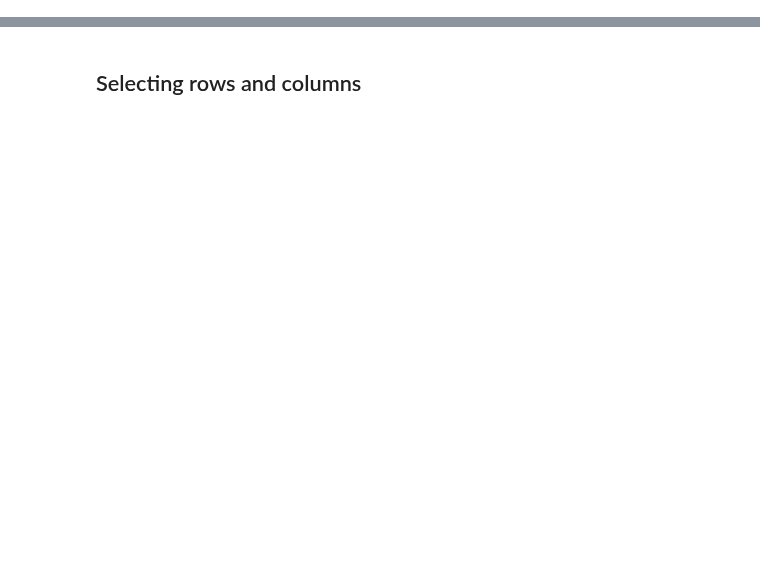
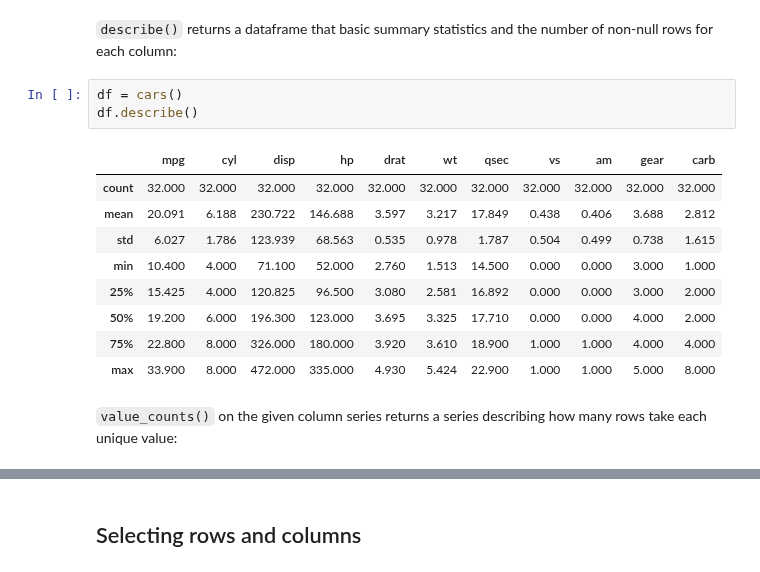
Before and after one commit to jaroslawr/jupyter-notebooks, a Jupyter notebook: libs/lib_pandas/lib_pandas.ipynb, the cells around one changed output, grey strips where cells are left out. Cells and saved outputs as stored; diff of their text form; blank space fills up the shorter version.

```diff
--- a/libs/lib_pandas/lib_pandas.ipynb
+++ b/libs/lib_pandas/lib_pandas.ipynb
@@ -97,0 +134,17 @@ A dataframe is a collection of series and it has two indexes: a row index, mappi
+# %% [markdown]
+`describe()` returns a dataframe that basic summary statistics and the number of non-null rows for each column:
+# %%
+df = cars()
+df.describe()
+# %% [output]
+|  | mpg | cyl | disp | hp | drat | wt | qsec | vs | am | gear | carb |
+| count | 32.000 | 32.000 | 32.000 | 32.000 | 32.000 | 32.000 | 32.000 | 32.000 | 32.000 | 32.000 | 32.000 |
+| mean | 20.091 | 6.188 | 230.722 | 146.688 | 3.597 | 3.217 | 17.849 | 0.438 | 0.406 | 3.688 | 2.812 |
+| std | 6.027 | 1.786 | 123.939 | 68.563 | 0.535 | 0.978 | 1.787 | 0.504 | 0.499 | 0.738 | 1.615 |
+| min | 10.400 | 4.000 | 71.100 | 52.000 | 2.760 | 1.513 | 14.500 | 0.000 | 0.000 | 3.000 | 1.000 |
+| 25% | 15.425 | 4.000 | 120.825 | 96.500 | 3.080 | 2.581 | 16.892 | 0.000 | 0.000 | 3.000 | 2.000 |
+| 50% | 19.200 | 6.000 | 196.300 | 123.000 | 3.695 | 3.325 | 17.710 | 0.000 | 0.000 | 4.000 | 2.000 |
+| 75% | 22.800 | 8.000 | 326.000 | 180.000 | 3.920 | 3.610 | 18.900 | 1.000 | 1.000 | 4.000 | 4.000 |
+| max | 33.900 | 8.000 | 472.000 | 335.000 | 4.930 | 5.424 | 22.900 | 1.000 | 1.000 | 5.000 | 8.000 |
+# %% [markdown]
+`value_counts()` on the given column series returns a series describing how many rows take each unique value:
```
Also changed, not shown: parts of 177 cells of this notebook, 2 other files.
